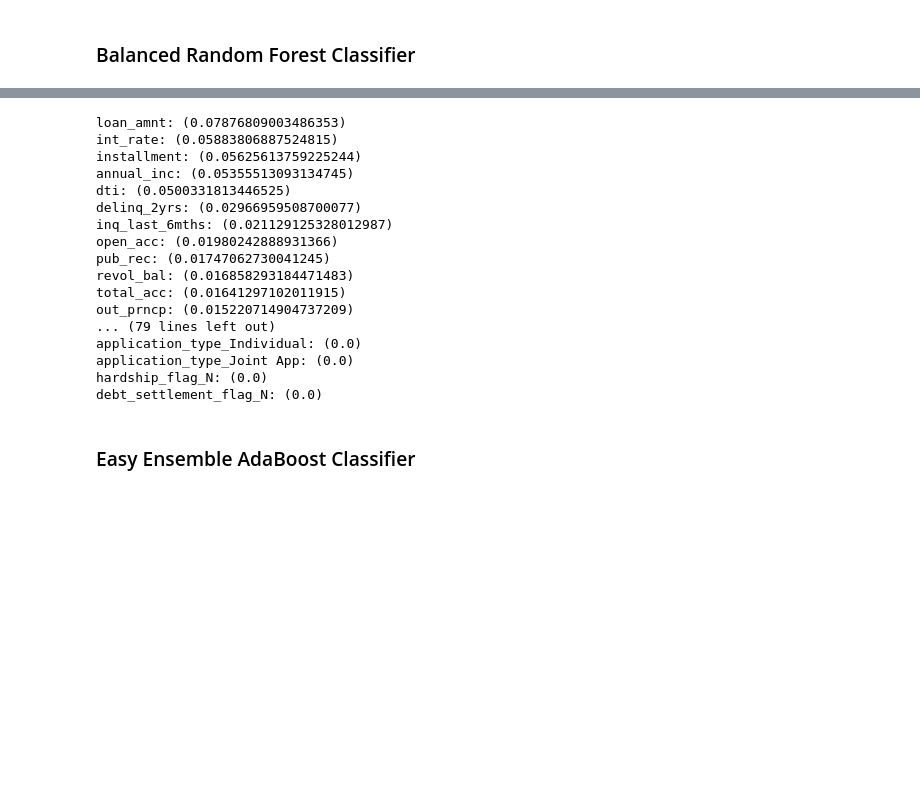
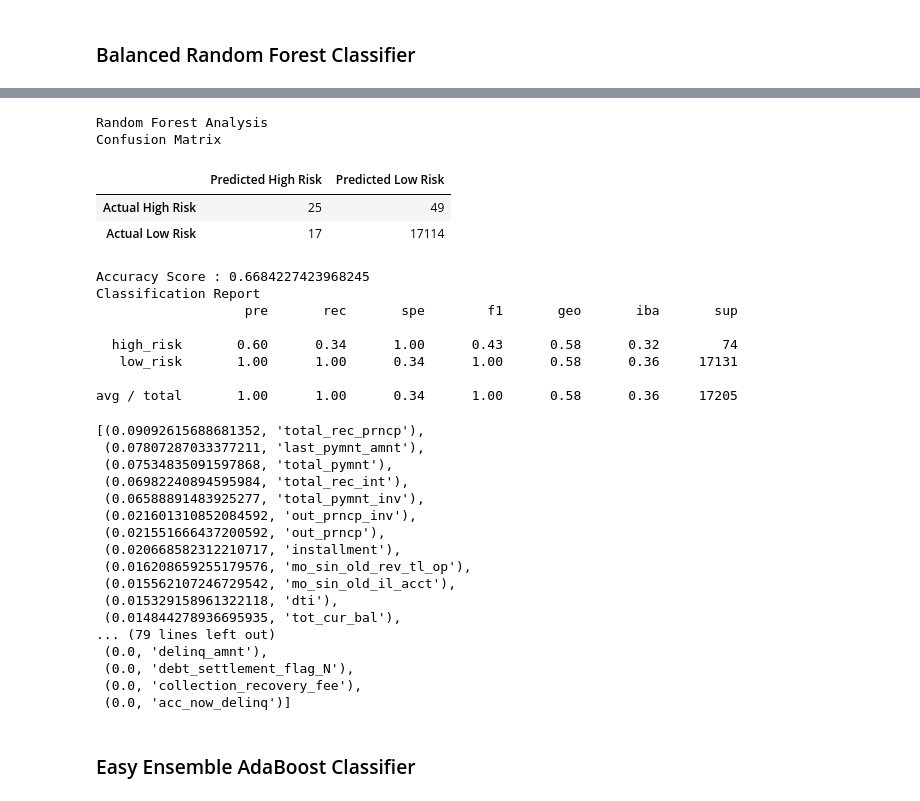
Before and after one commit to Anoobis5/Credit_Risk_Analysis, a Jupyter notebook: credit_risk_ensemble.ipynb, the cells around one changed output, grey strips where cells are left out. Drawn from its saved outputs; the diff is of its cells as text; code cells hidden in the pictures; blank space fills up the shorter version.

```diff
--- a/credit_risk_ensemble.ipynb
+++ b/credit_risk_ensemble.ipynb
@@ -158,23 +157,49 @@ avg / total       0.99      0.87      0.70      0.93      0.78      0.62     172
+# %%
+# Print the imbalanced classification report
+from imblearn.metrics import classification_report_imbalanced
+
+# Displaying results
+print("Random Forest Analysis")
+print("Confusion Matrix")
+display(cm_df)
+print(f"Accuracy Score : {acc_score}")
+print("Classification Report")
+print(classification_report_imbalanced(y_test, y_pred))
+# %% [output]
+Random Forest Analysis
+Confusion Matrix
+|  | Predicted High Risk | Predicted Low Risk |
+| Actual High Risk | 25 | 49 |
+| Actual Low Risk | 17 | 17114 |
+Accuracy Score : 0.6684227423968245
+Classification Report
+                   pre       rec       spe        f1       geo       iba       sup
+
+  high_risk       0.60      0.34      1.00      0.43      0.58      0.32        74
+   low_risk       1.00      1.00      0.34      1.00      0.58      0.36     17131
+
+avg / total       1.00      1.00      0.34      1.00      0.58      0.36     17205
 # %%
 # List the features sorted in descending order by feature importance
-# YOUR CODE HERE
+importances = rf_model.feature_importances_
+sorted(zip(rf_model.feature_importances_, X.columns), reverse=True)
 # %% [output]
-loan_amnt: (0.07876809003486353)
-int_rate: (0.05883806887524815)
-installment: (0.05625613759225244)
-annual_inc: (0.05355513093134745)
-dti: (0.0500331813446525)
-delinq_2yrs: (0.02966959508700077)
-inq_last_6mths: (0.021129125328012987)
-open_acc: (0.01980242888931366)
-pub_rec: (0.01747062730041245)
-revol_bal: (0.016858293184471483)
-total_acc: (0.01641297102011915)
-out_prncp: (0.015220714904737209)
+[(0.09092615688681352, 'total_rec_prncp'),
+ (0.07807287033377211, 'last_pymnt_amnt'),
+ (0.07534835091597868, 'total_pymnt'),
+ (0.06982240894595984, 'total_rec_int'),
+ (0.06588891483925277, 'total_pymnt_inv'),
+ (0.021601310852084592, 'out_prncp_inv'),
+ (0.021551666437200592, 'out_prncp'),
+ (0.020668582312210717, 'installment'),
+ (0.016208659255179576, 'mo_sin_old_rev_tl_op'),
+ (0.015562107246729542, 'mo_sin_old_il_acct'),
+ (0.015329158961322118, 'dti'),
+ (0.014844278936695935, 'tot_cur_bal'),
 ... (79 lines left out)
-application_type_Individual: (0.0)
-application_type_Joint App: (0.0)
-hardship_flag_N: (0.0)
-debt_settlement_flag_N: (0.0)
+ (0.0, 'delinq_amnt'),
+ (0.0, 'debt_settlement_flag_N'),
+ (0.0, 'collection_recovery_fee'),
+ (0.0, 'acc_now_delinq')]
 # %% [markdown]
 ### Easy Ensemble AdaBoost Classifier
```
Also changed, not shown: parts of 12 cells of this notebook.
